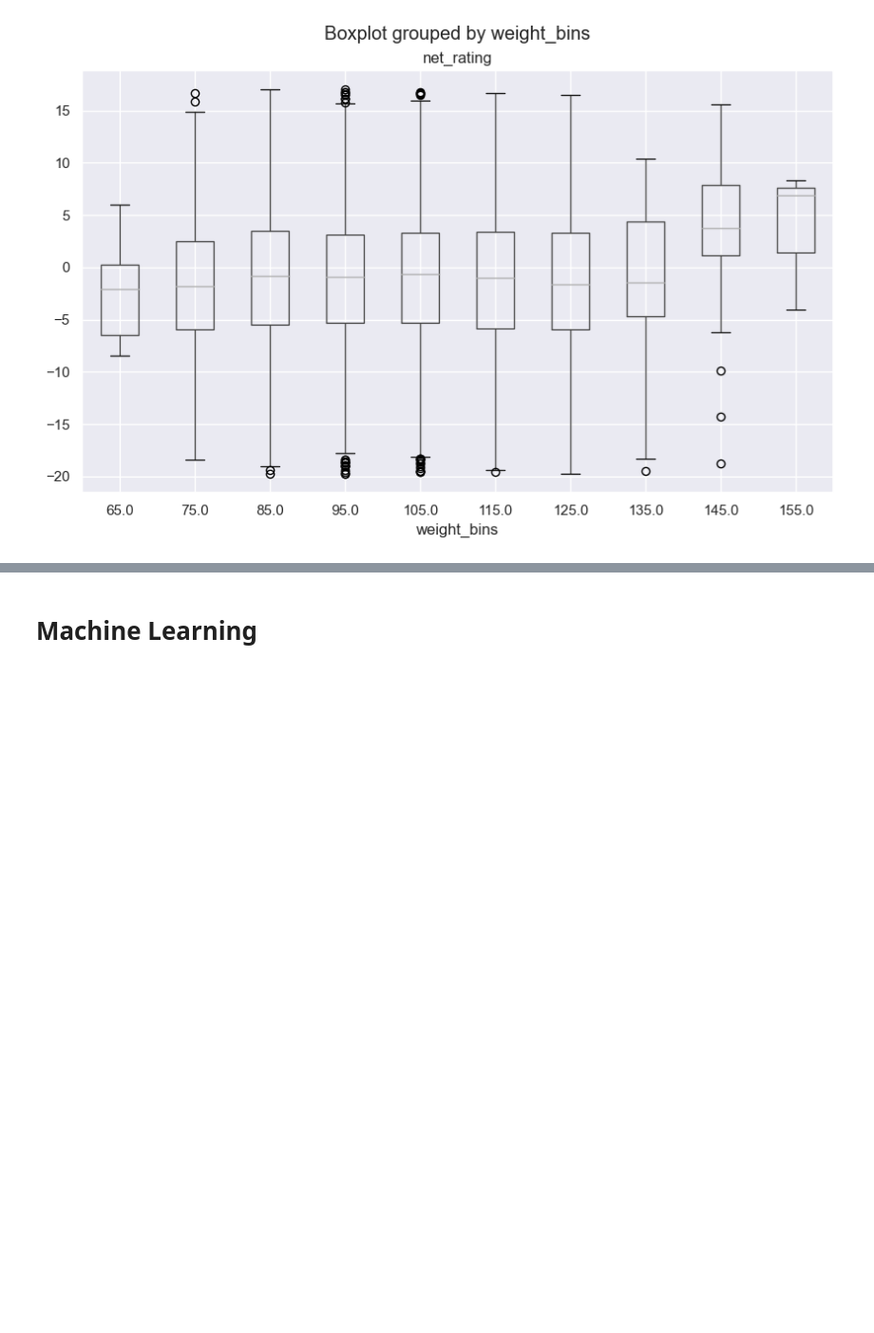
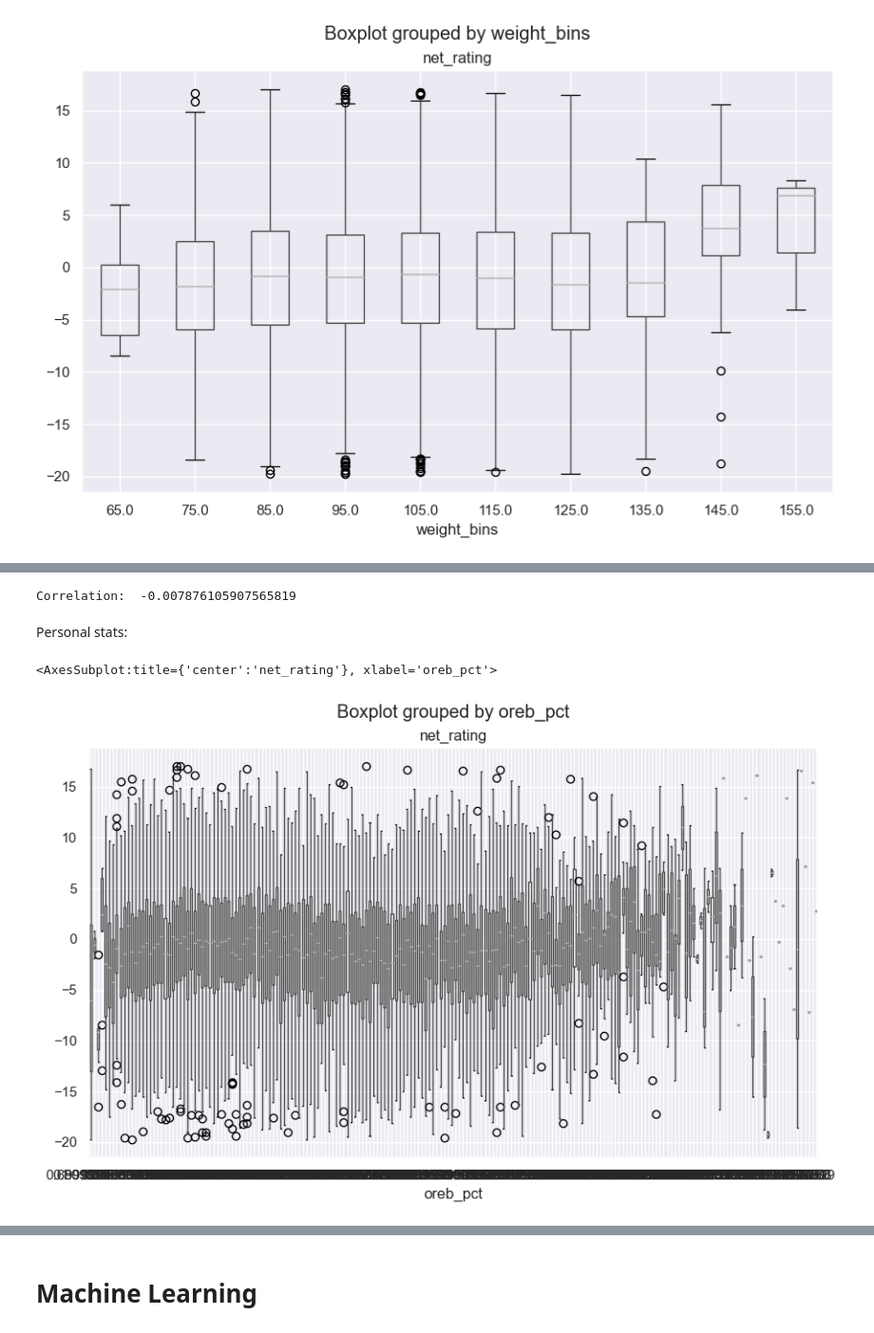
Before and after one commit to randallctc/SC1015_DSAI_Project, a Jupyter notebook: NBA_DataAnalysis_Final.ipynb, the cells around one changed output, grey strips where cells are left out. Shown at 95% size. Cells and saved outputs as stored; diff of their text form; code cells hidden in the pictures; blank space fills up the shorter version.

```diff
--- a/NBA_DataAnalysis_Final.ipynb
+++ b/NBA_DataAnalysis_Final.ipynb
@@ -311,0 +325,12 @@ print(correlation)
+# %%
+correlation = nba_df['height_bins'].corr(nba_df['net_rating'])
+print("Correlation: " ,correlation)
+# %% [output]
+Correlation:  -0.007876105907565819
+# %% [markdown]
+Personal stats:
+# %%
+nba_df.boxplot(column='net_rating', by='oreb_pct',figsize=(10,6))
+# %% [output]
+<AxesSubplot:title={'center':'net_rating'}, xlabel='oreb_pct'>
+[figure, added]
```
Also changed, not shown: parts of 35 cells of this notebook.
